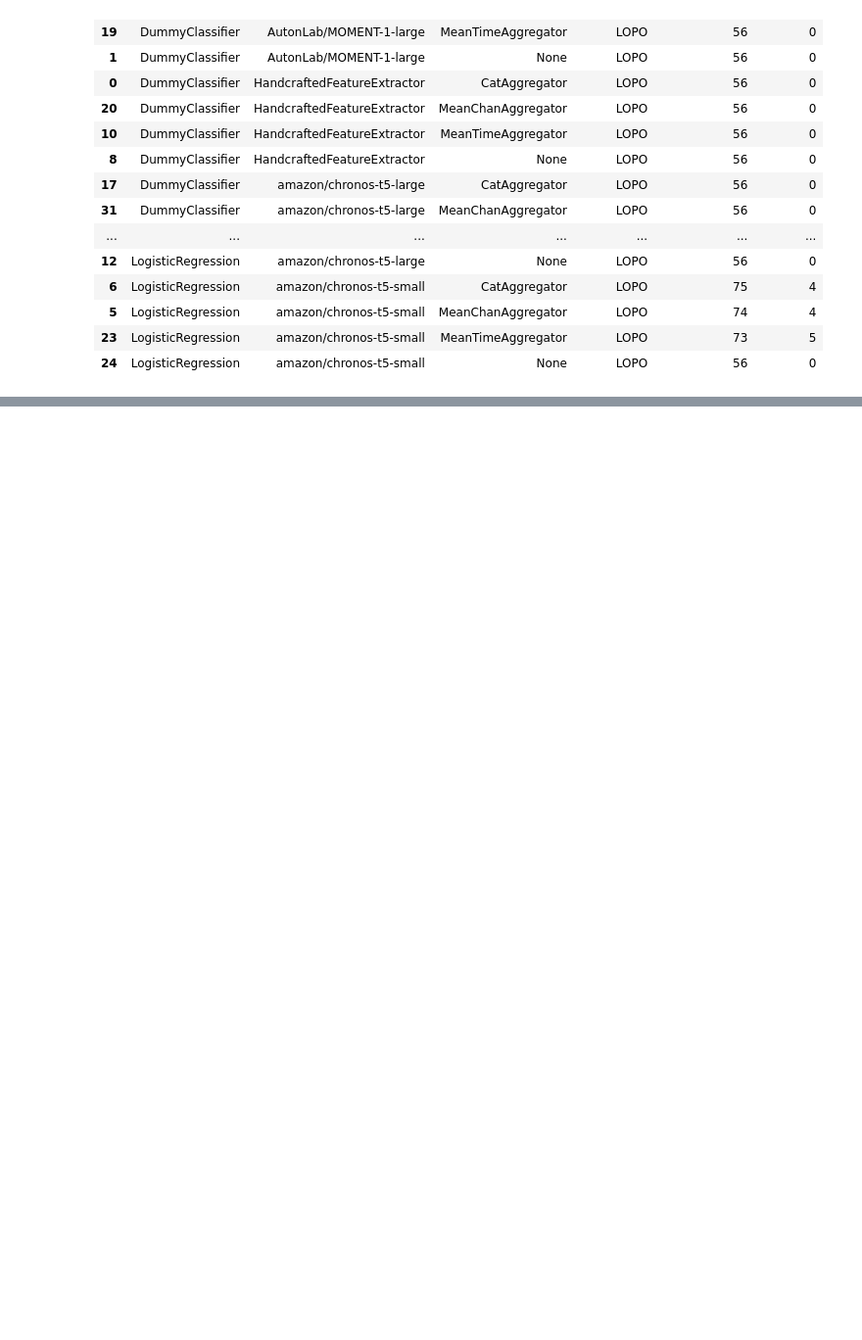
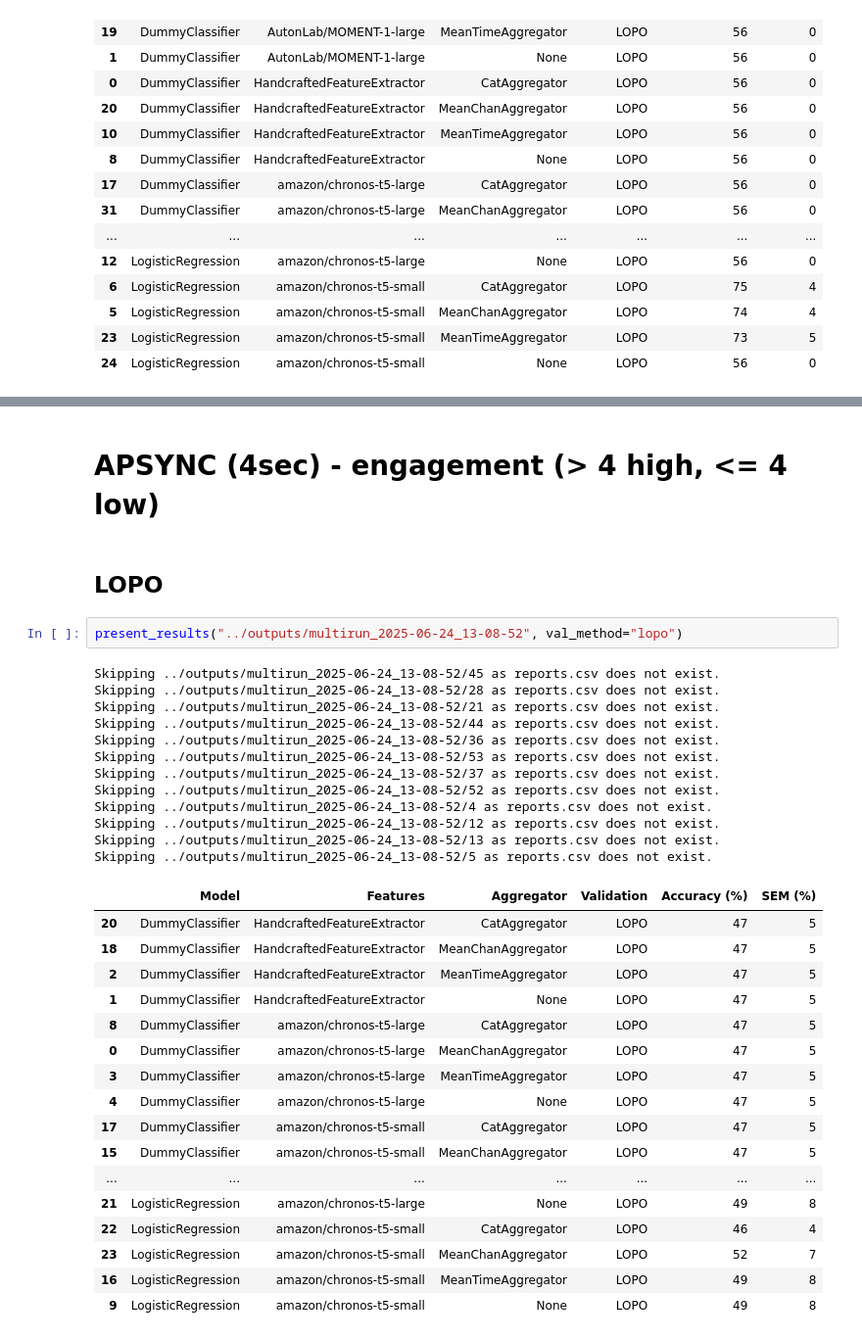
Before and after one commit to LeonardoAlchieri/pretrained_foundation_models_physiological_data, a Jupyter notebook: notebooks/checking_results.ipynb, the cells around one changed output, grey strips where cells are left out. Shown at 98% size. Saved outputs shown, nothing was run; the diff lists cells and outputs as text; blank space fills up the shorter version.

```diff
--- a/notebooks/checking_results.ipynb
+++ b/notebooks/checking_results.ipynb
@@ -101,0 +176,36 @@ present_results("../outputs/multirun_2025-06-18_08-58-59")
+# %% [markdown]
+# APSYNC (4sec) - engagement (> 4 high, <= 4 low)
+# %% [markdown]
+## LOPO
+# %%
+present_results("../outputs/multirun_2025-06-24_13-08-52", val_method="lopo")
+# %% [output]
+Skipping ../outputs/multirun_2025-06-24_13-08-52/45 as reports.csv does not exist.
+Skipping ../outputs/multirun_2025-06-24_13-08-52/28 as reports.csv does not exist.
+Skipping ../outputs/multirun_2025-06-24_13-08-52/21 as reports.csv does not exist.
+Skipping ../outputs/multirun_2025-06-24_13-08-52/44 as reports.csv does not exist.
+Skipping ../outputs/multirun_2025-06-24_13-08-52/36 as reports.csv does not exist.
+Skipping ../outputs/multirun_2025-06-24_13-08-52/53 as reports.csv does not exist.
+Skipping ../outputs/multirun_2025-06-24_13-08-52/37 as reports.csv does not exist.
+Skipping ../outputs/multirun_2025-06-24_13-08-52/52 as reports.csv does not exist.
+Skipping ../outputs/multirun_2025-06-24_13-08-52/4 as reports.csv does not exist.
+Skipping ../outputs/multirun_2025-06-24_13-08-52/12 as reports.csv does not exist.
+Skipping ../outputs/multirun_2025-06-24_13-08-52/13 as reports.csv does not exist.
+Skipping ../outputs/multirun_2025-06-24_13-08-52/5 as reports.csv does not exist.
+|  | Model | Features | Aggregator | Validation | Accuracy (%) | SEM (%) |
+| 20 | DummyClassifier | HandcraftedFeatureExtractor | CatAggregator | LOPO | 47 | 5 |
+| 18 | DummyClassifier | HandcraftedFeatureExtractor | MeanChanAggregator | LOPO | 47 | 5 |
+| 2 | DummyClassifier | HandcraftedFeatureExtractor | MeanTimeAggregator | LOPO | 47 | 5 |
+| 1 | DummyClassifier | HandcraftedFeatureExtractor | None | LOPO | 47 | 5 |
+| 8 | DummyClassifier | amazon/chronos-t5-large | CatAggregator | LOPO | 47 | 5 |
+| 0 | DummyClassifier | amazon/chronos-t5-large | MeanChanAggregator | LOPO | 47 | 5 |
+| 3 | DummyClassifier | amazon/chronos-t5-large | MeanTimeAggregator | LOPO | 47 | 5 |
+| 4 | DummyClassifier | amazon/chronos-t5-large | None | LOPO | 47 | 5 |
+| 17 | DummyClassifier | amazon/chronos-t5-small | CatAggregator | LOPO | 47 | 5 |
+| 15 | DummyClassifier | amazon/chronos-t5-small | MeanChanAggregator | LOPO | 47 | 5 |
+| ... | ... | ... | ... | ... | ... | ... |
+| 21 | LogisticRegression | amazon/chronos-t5-large | None | LOPO | 49 | 8 |
+| 22 | LogisticRegression | amazon/chronos-t5-small | CatAggregator | LOPO | 46 | 4 |
+| 23 | LogisticRegression | amazon/chronos-t5-small | MeanChanAggregator | LOPO | 52 | 7 |
+| 16 | LogisticRegression | amazon/chronos-t5-small | MeanTimeAggregator | LOPO | 49 | 8 |
+| 9 | LogisticRegression | amazon/chronos-t5-small | None | LOPO | 49 | 8 |
```
Also changed, not shown: parts of 41 cells of this notebook, 3 other files.
